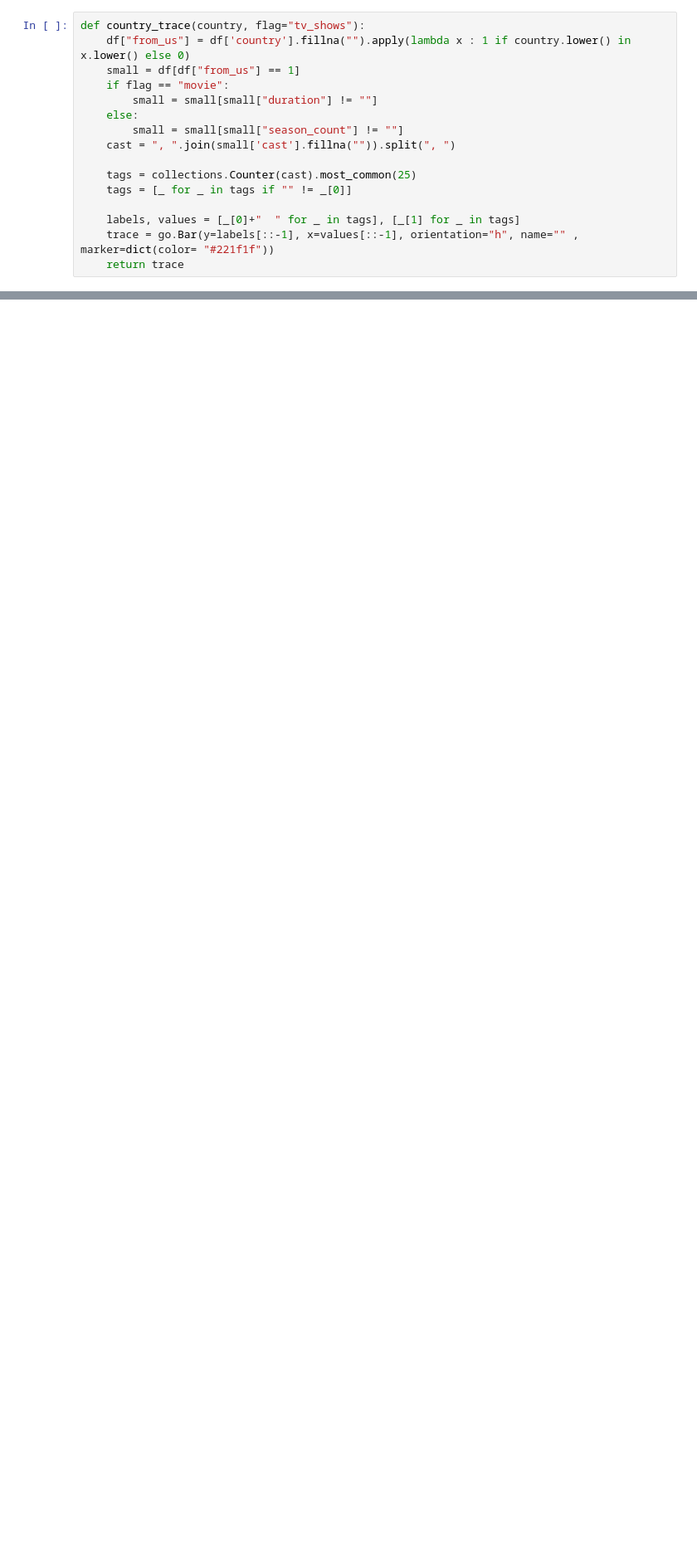
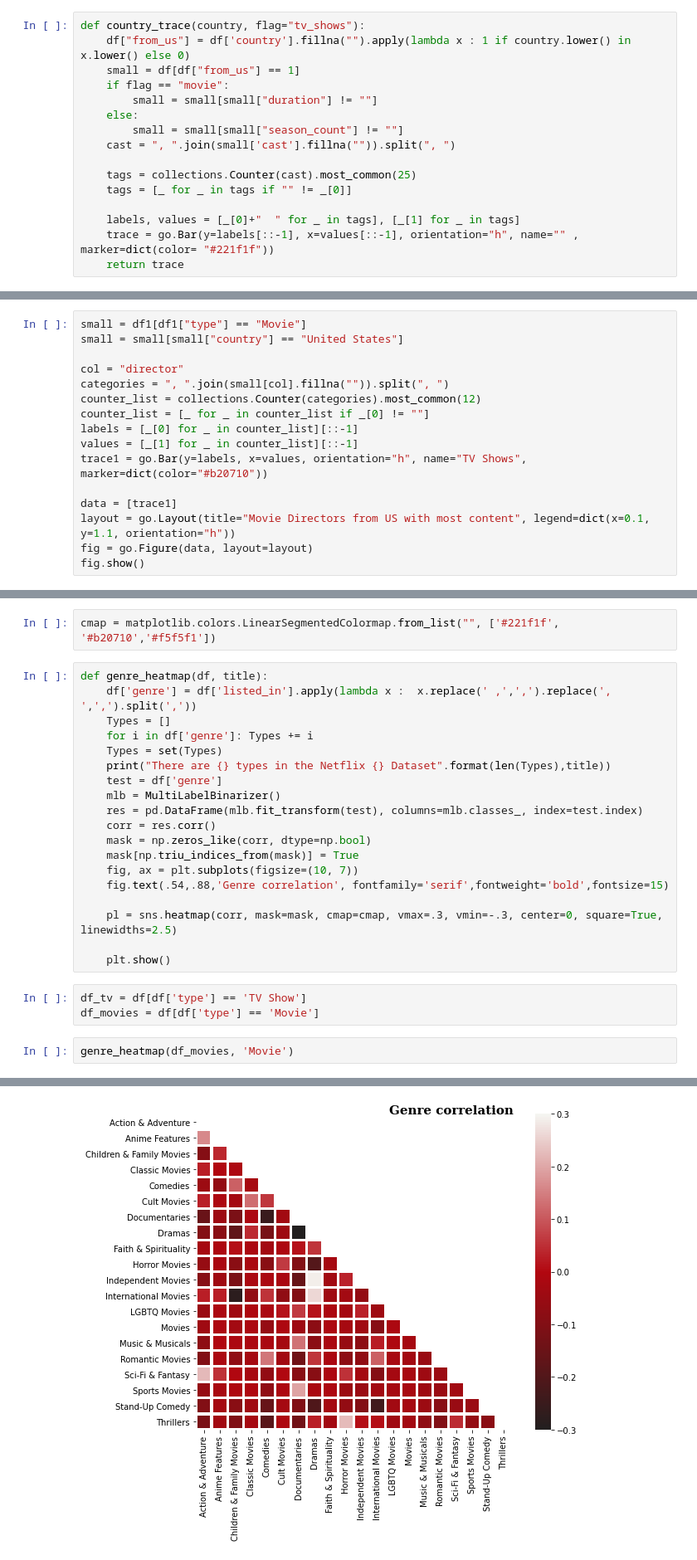
Before and after one commit to Andy666Fox/TINY_DS_PROJECTS, a Jupyter notebook: Netflix_Data_visualizing/Netflix_research.ipynb, the cells around one changed output, grey strips where cells are left out. Shown: that part at 83% size. Cells and saved outputs as stored; diff of their text form; blank space fills up the shorter version.

```diff
--- a/Netflix_Data_visualizing/Netflix_research.ipynb
+++ b/Netflix_Data_visualizing/Netflix_research.ipynb
@@ -363,0 +381,16 @@ fig.show()
+# %%
+small = df1[df1["type"] == "Movie"]
+small = small[small["country"] == "United States"]
+
+col = "director"
+categories = ", ".join(small[col].fillna("")).split(", ")
+counter_list = collections.Counter(categories).most_common(12)
+counter_list = [_ for _ in counter_list if _[0] != ""]
+labels = [_[0] for _ in counter_list][::-1]
+values = [_[1] for _ in counter_list][::-1]
+trace1 = go.Bar(y=labels, x=values, orientation="h", name="TV Shows", marker=dict(color="#b20710"))
+
+data = [trace1]
+layout = go.Layout(title="Movie Directors from US with most content", legend=dict(x=0.1, y=1.1, orientation="h"))
+fig = go.Figure(data, layout=layout)
+fig.show()
@@ -363,0 +450,27 @@ fig.show()
+# %%
+cmap = matplotlib.colors.LinearSegmentedColormap.from_list("", ['#221f1f', '#b20710','#f5f5f1'])
+# %%
+def genre_heatmap(df, title):
+    df['genre'] = df['listed_in'].apply(lambda x :  x.replace(' ,',',').replace(', ',',').split(','))
+    Types = []
+    for i in df['genre']: Types += i
+    Types = set(Types)
+    print("There are {} types in the Netflix {} Dataset".format(len(Types),title))
+    test = df['genre']
+    mlb = MultiLabelBinarizer()
+    res = pd.DataFrame(mlb.fit_transform(test), columns=mlb.classes_, index=test.index)
+    corr = res.corr()
+    mask = np.zeros_like(corr, dtype=np.bool)
+    mask[np.triu_indices_from(mask)] = True
+    fig, ax = plt.subplots(figsize=(10, 7))
+    fig.text(.54,.88,'Genre correlation', fontfamily='serif',fontweight='bold',fontsize=15)
+
+    pl = sns.heatmap(corr, mask=mask, cmap=cmap, vmax=.3, vmin=-.3, center=0, square=True, linewidths=2.5)
+
+    plt.show()
+# %%
+df_tv = df[df['type'] == 'TV Show']
+df_movies = df[df['type'] == 'Movie']
+# %%
+genre_heatmap(df_movies, 'Movie')
+# %% [output]
@@ -363,0 +480 @@ fig.show()
+[figure, added]
```
Also changed, not shown: parts of 9 cells of this notebook.
